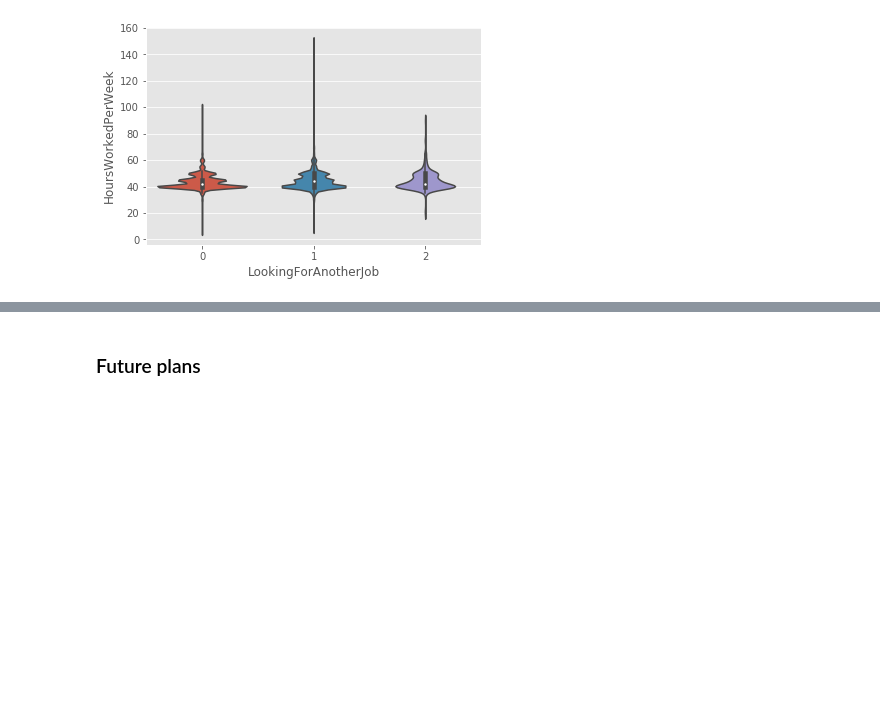
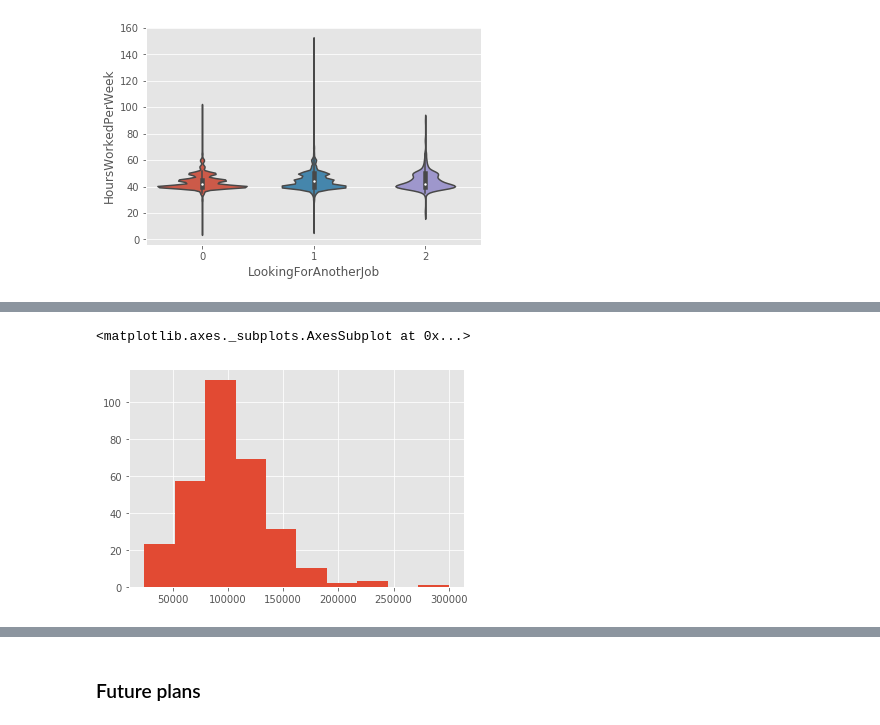
Before and after one commit to unit-00/data-professionals, a Jupyter notebook: cap1.ipynb, the cells around one changed output, grey strips where cells are left out. Drawn from its saved outputs; the diff is of its cells as text; code cells hidden in the pictures; blank space fills up the shorter version.

```diff
--- a/cap1.ipynb
+++ b/cap1.ipynb
@@ -540,0 +615,5 @@ sns.violinplot(x='LookingForAnotherJob', y='HoursWorkedPerWeek', data=X)
+# %%
+actively_looking['SalaryUSD'].hist()
+# %% [output]
+<matplotlib.axes._subplots.AxesSubplot at 0x...>
+[figure, added]
```
Also changed, not shown: parts of 48 cells of this notebook.
